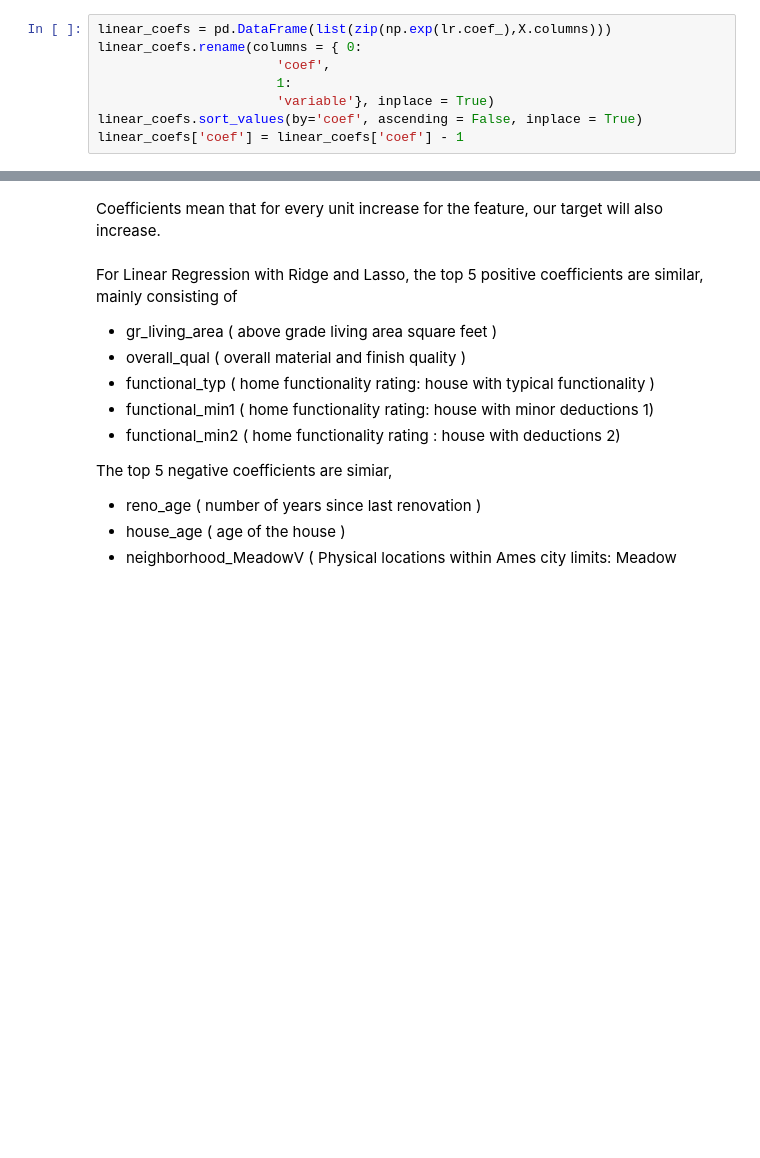
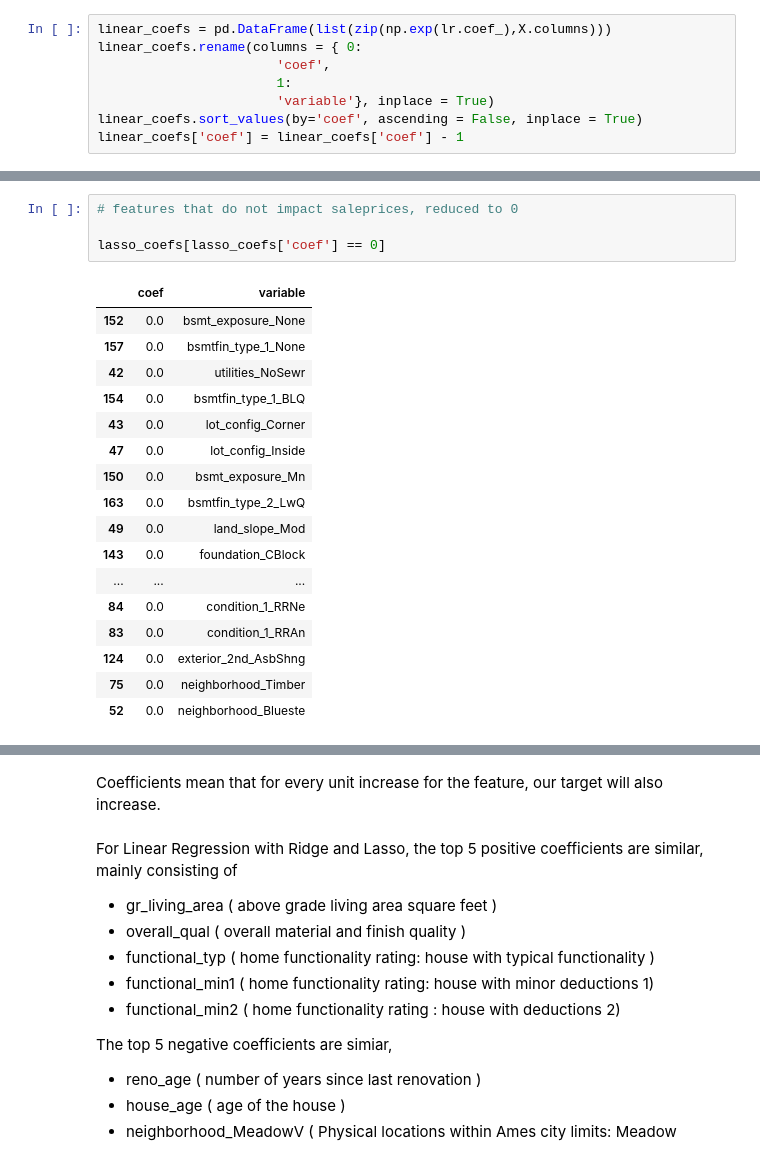
Before and after one commit to darrentukc/project_2_ames, a Jupyter notebook: project 2 final.ipynb, the cells around one changed output, grey strips where cells are left out. Drawn from its saved outputs; the diff is of its cells as text; blank space fills up the shorter version.

```diff
--- a/project 2 final.ipynb
+++ b/project 2 final.ipynb
@@ -607,2 +1151,24 @@ lasso_coefs.head(10)
+# %%
+# features that do not impact saleprices, reduced to 0
+
+lasso_coefs[lasso_coefs['coef'] == 0]
+# %% [output]
+|  | coef | variable |
+| 152 | 0.0 | bsmt_exposure_None |
+| 157 | 0.0 | bsmtfin_type_1_None |
+| 42 | 0.0 | utilities_NoSewr |
+| 154 | 0.0 | bsmtfin_type_1_BLQ |
+| 43 | 0.0 | lot_config_Corner |
+| 47 | 0.0 | lot_config_Inside |
+| 150 | 0.0 | bsmt_exposure_Mn |
+| 163 | 0.0 | bsmtfin_type_2_LwQ |
+| 49 | 0.0 | land_slope_Mod |
+| 143 | 0.0 | foundation_CBlock |
+| ... | ... | ... |
+| 84 | 0.0 | condition_1_RRNe |
+| 83 | 0.0 | condition_1_RRAn |
+| 124 | 0.0 | exterior_2nd_AsbShng |
+| 75 | 0.0 | neighborhood_Timber |
+| 52 | 0.0 | neighborhood_Blueste |
 # %%
 lasso_coefs.tail(10)
```
Also changed, not shown: parts of 72 cells of this notebook.
